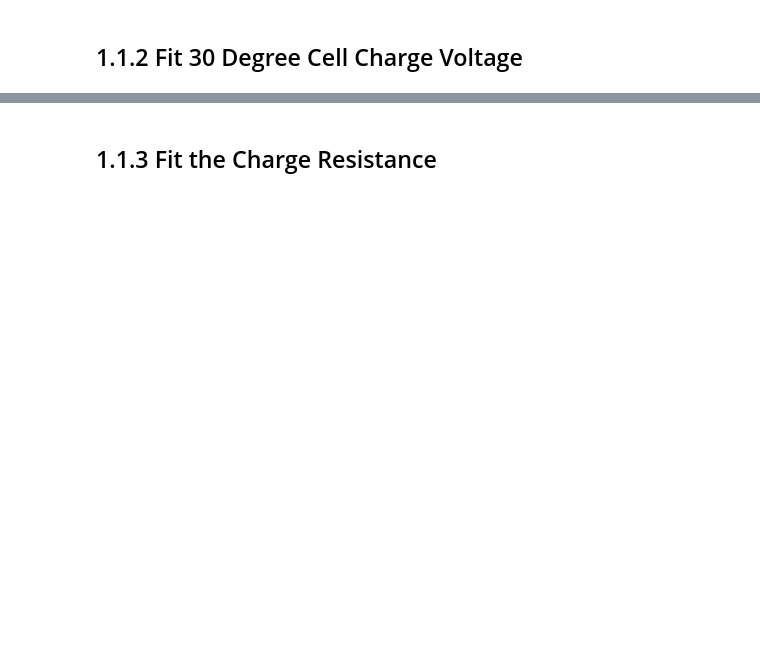
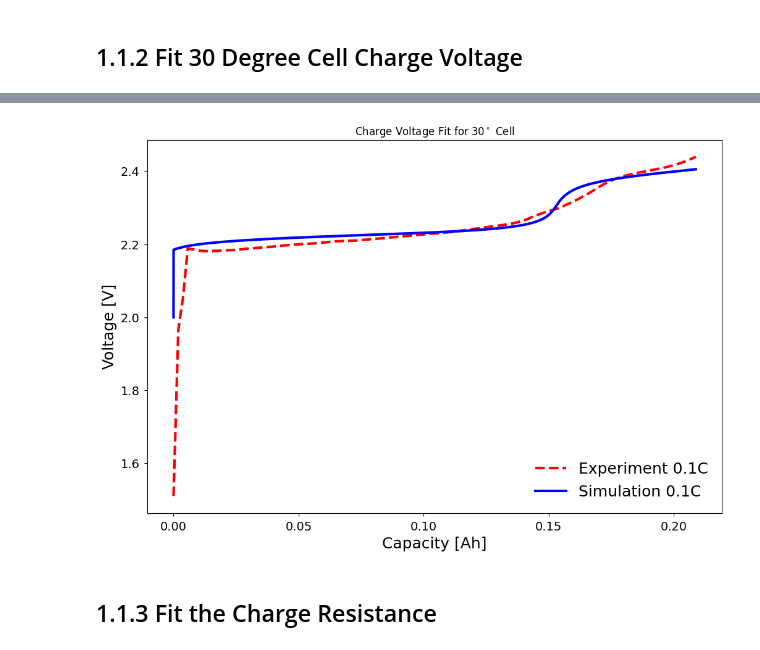
Before and after one commit to DrMichaelCornish/LiS-Models, a Jupyter notebook: Cornish & Marinescu (2021)/Parameter Fitting.ipynb, the cells around one changed output, grey strips where cells are left out. Saved outputs shown, nothing was run; the diff lists cells and outputs as text; code cells hidden in the pictures; blank space fills up the shorter version.

```diff
--- a/Cornish & Marinescu (2021)/Parameter Fitting.ipynb
+++ b/Cornish & Marinescu (2021)/Parameter Fitting.ipynb
@@ -218,26 +252,28 @@ sim_30_cha1 = run_simulation(sim_30_cha1)
 # %%
 # get experimental data
 filename = 'Cornish & Marinescu (2021)/vol_data'
 infile = open(filename,'rb')
 data_dict = pickle.load(infile)
 infile.close()
 
 discharge_data = data_dict['discharge']
 charge_data = data_dict['charge']
 
-#plt.plot(charge_data['30']['capacity'],charge_data['30']['internal voltage'], linestyle='--')
+plt.plot(charge_data['30']['capacity'],charge_data['30']['internal voltage'], linestyle='--')
 
 index_30 = len(sim_30_cha1.solution.t[sim_30_cha1.solution.t*0.0211/3600 < charge_data['30']['capacity'][-1]])
 
 capacity = abs(I)*sim_30_cha1.solution.t[:index_30]/3600
 voltage = sim_30_cha1.solution['Terminal voltage [V]'].entries[:index_30]
 
 
 plt.plot(capacity, voltage)
 plt.title("Charge Voltage Fit for $30^\circ$ Cell")
 plt.legend(['Experiment 0.1C', 'Simulation 0.1C'], loc = 'lower right', frameon=False)
 plt.xlabel('Capacity [Ah]')
 plt.ylabel('Voltage [V]');
+# %% [output]
+[figure, added]
 # %% [markdown]
 ## 1.1.3 Fit the Charge Resistance
 # %%
```
Also changed, not shown: parts of 25 cells of this notebook, 1 other file.
